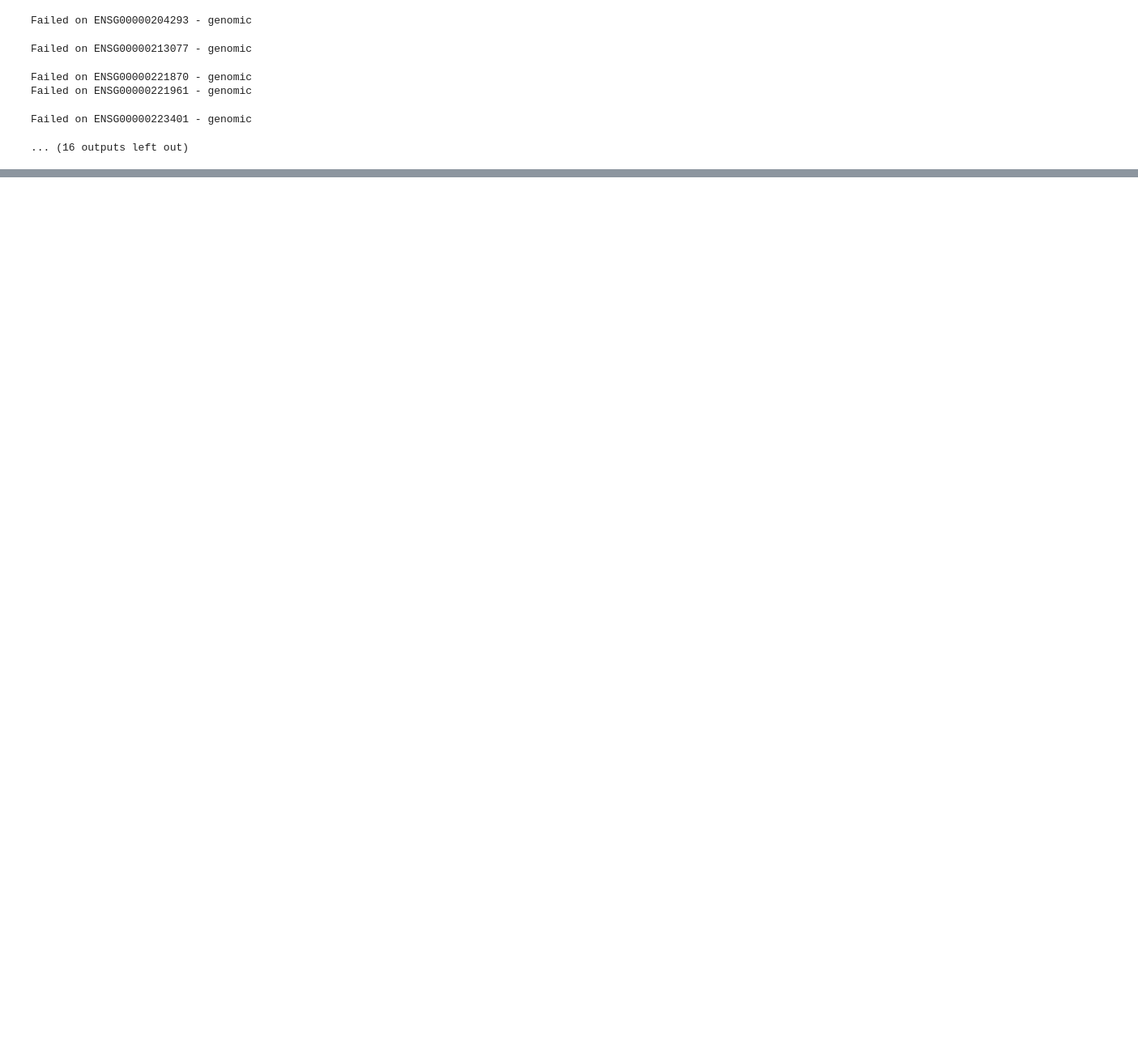
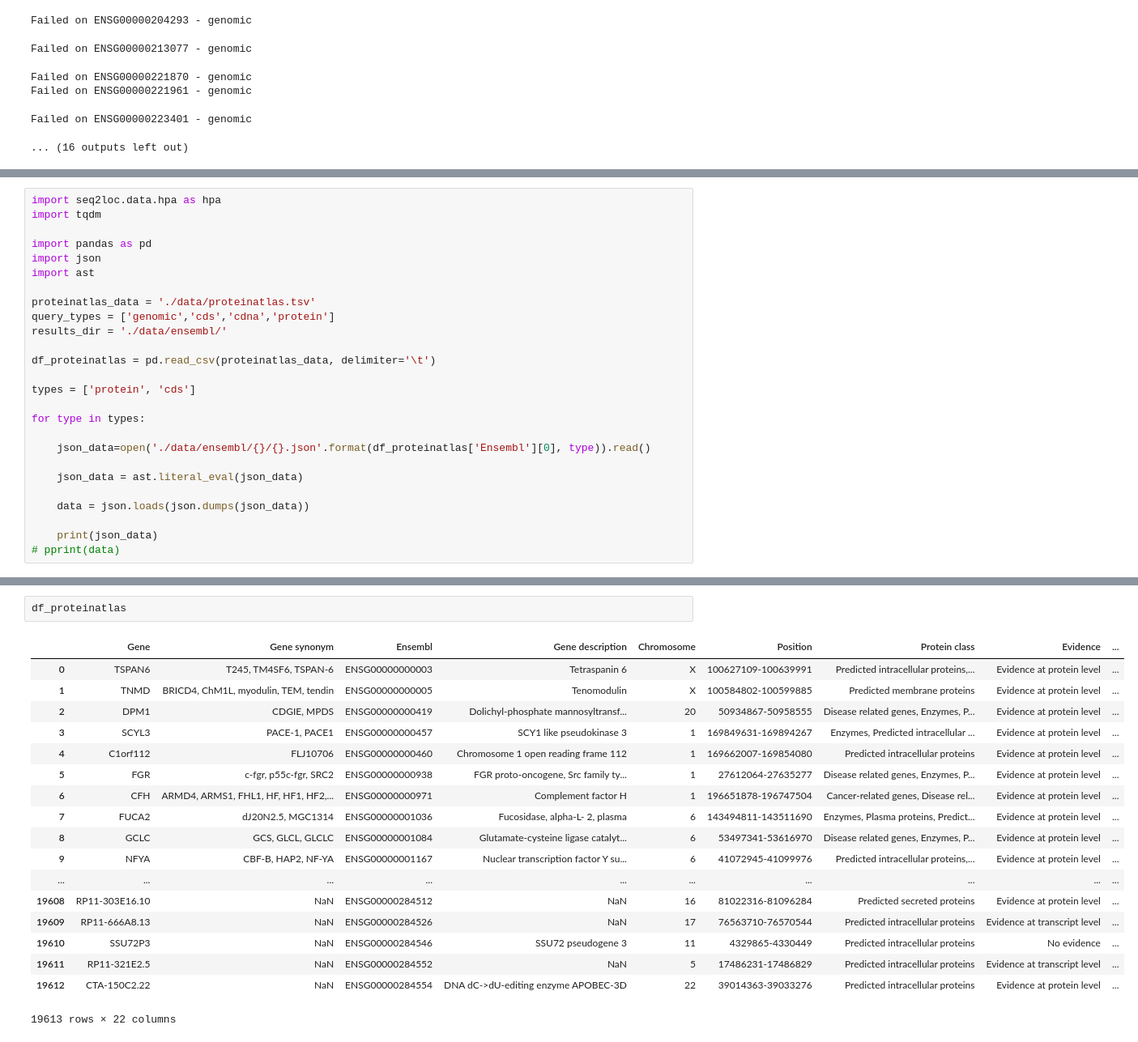
Before and after one commit to AllenCellModeling/seq2loc, a Jupyter notebook: download_data.ipynb, the cells around one changed output, grey strips where cells are left out. Shown at 81% size. Saved outputs shown, nothing was run; the diff lists cells and outputs as text; blank space fills up the shorter version.

```diff
--- a/download_data.ipynb
+++ b/download_data.ipynb
@@ -124,0 +121,26 @@ query_type
+# %%
+import seq2loc.data.hpa as hpa
+import tqdm
+
+import pandas as pd
+import json
+import ast
+
+proteinatlas_data = './data/proteinatlas.tsv'
+query_types = ['genomic','cds','cdna','protein']
+results_dir = './data/ensembl/'
+
+df_proteinatlas = pd.read_csv(proteinatlas_data, delimiter='\t')
+
+types = ['protein', 'cds']
+
+for type in types:
+
+    json_data=open('./data/ensembl/{}/{}.json'.format(df_proteinatlas['Ensembl'][0], type)).read()
+
+    json_data = ast.literal_eval(json_data)
+
+    data = json.loads(json.dumps(json_data))
+
+    print(json_data)
+# pprint(data)
@@ -124,0 +179,21 @@ query_type
+# %%
+df_proteinatlas
+# %% [output]
+|  | Gene | Gene synonym | Ensembl | Gene description | Chromosome | Position | Protein class | Evidence | ... |
+| 0 | TSPAN6 | T245, TM4SF6, TSPAN-6 | ENSG00000000003 | Tetraspanin 6 | X | 100627109-100639991 | Predicted intracellular proteins,... | Evidence at protein level | ... |
+| 1 | TNMD | BRICD4, ChM1L, myodulin, TEM, tendin | ENSG00000000005 | Tenomodulin | X | 100584802-100599885 | Predicted membrane proteins | Evidence at protein level | ... |
+| 2 | DPM1 | CDGIE, MPDS | ENSG00000000419 | Dolichyl-phosphate mannosyltransf... | 20 | 50934867-50958555 | Disease related genes, Enzymes, P... | Evidence at protein level | ... |
+| 3 | SCYL3 | PACE-1, PACE1 | ENSG00000000457 | SCY1 like pseudokinase 3 | 1 | 169849631-169894267 | Enzymes, Predicted intracellular ... | Evidence at protein level | ... |
+| 4 | C1orf112 | FLJ10706 | ENSG00000000460 | Chromosome 1 open reading frame 112 | 1 | 169662007-169854080 | Predicted intracellular proteins | Evidence at protein level | ... |
+| 5 | FGR | c-fgr, p55c-fgr, SRC2 | ENSG00000000938 | FGR proto-oncogene, Src family ty... | 1 | 27612064-27635277 | Disease related genes, Enzymes, P... | Evidence at protein level | ... |
+| 6 | CFH | ARMD4, ARMS1, FHL1, HF, HF1, HF2,... | ENSG00000000971 | Complement factor H | 1 | 196651878-196747504 | Cancer-related genes, Disease rel... | Evidence at protein level | ... |
+| 7 | FUCA2 | dJ20N2.5, MGC1314 | ENSG00000001036 | Fucosidase, alpha-L- 2, plasma | 6 | 143494811-143511690 | Enzymes, Plasma proteins, Predict... | Evidence at protein level | ... |
+| 8 | GCLC | GCS, GLCL, GLCLC | ENSG00000001084 | Glutamate-cysteine ligase catalyt... | 6 | 53497341-53616970 | Disease related genes, Enzymes, P... | Evidence at protein level | ... |
+| 9 | NFYA | CBF-B, HAP2, NF-YA | ENSG00000001167 | Nuclear transcription factor Y su... | 6 | 41072945-41099976 | Predicted intracellular proteins,... | Evidence at protein level | ... |
+| ... | ... | ... | ... | ... | ... | ... | ... | ... | ... |
+| 19608 | RP11-303E16.10 | NaN | ENSG00000284512 | NaN | 16 | 81022316-81096284 | Predicted secreted proteins | Evidence at protein level | ... |
+| 19609 | RP11-666A8.13 | NaN | ENSG00000284526 | NaN | 17 | 76563710-76570544 | Predicted intracellular proteins | Evidence at transcript level | ... |
+| 19610 | SSU72P3 | NaN | ENSG00000284546 | SSU72 pseudogene 3 | 11 | 4329865-4330449 | Predicted intracellular proteins | No evidence | ... |
+| 19611 | RP11-321E2.5 | NaN | ENSG00000284552 | NaN | 5 | 17486231-17486829 | Predicted intracellular proteins | Evidence at transcript level | ... |
+| 19612 | CTA-150C2.22 | NaN | ENSG00000284554 | DNA dC->dU-editing enzyme APOBEC-3D | 22 | 39014363-39033276 | Predicted intracellular proteins | Evidence at protein level | ... |
+19613 rows × 22 columns
```
Also changed, not shown: parts of 6 cells of this notebook, 12 other files.
